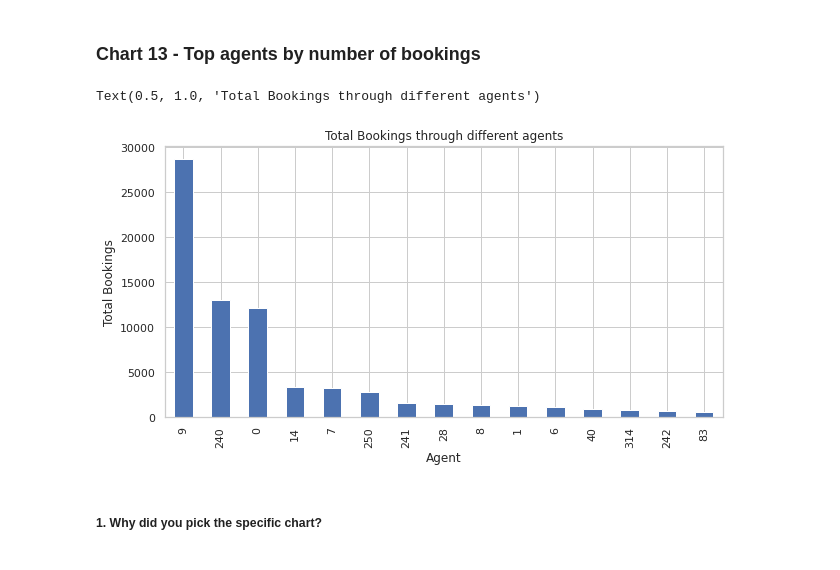
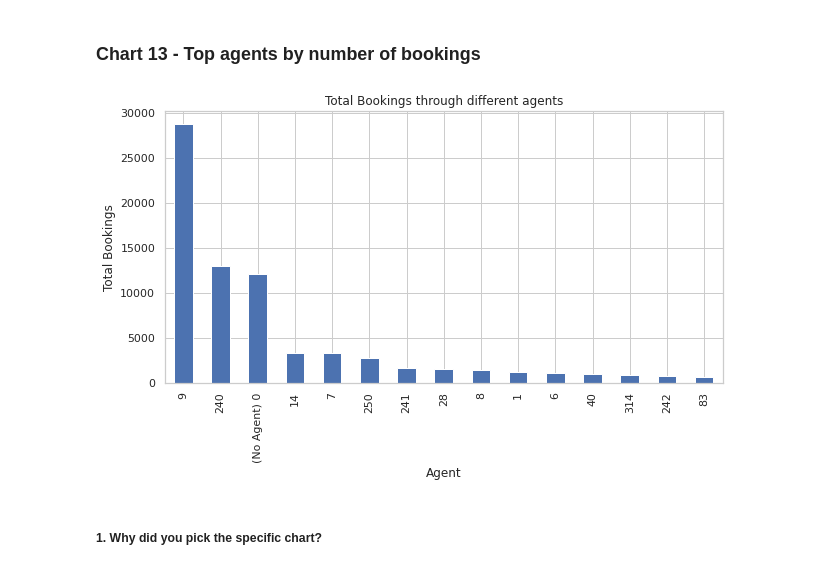
Before and after one commit to ayush9304/HotelBookingAnalysisEDA, a Jupyter notebook: EDA_Hotel_Booking_Analysis.ipynb, the cells around one changed output. Saved outputs shown, nothing was run; the diff lists cells and outputs as text; code cells hidden in the pictures.

Commit message:
Modified xticks in sales by agent chart

```diff
--- a/EDA_Hotel_Booking_Analysis.ipynb
+++ b/EDA_Hotel_Booking_Analysis.ipynb
@@ -989,13 +989,15 @@ Obviously, Room types A, D and E have more demand hence more denials.
 # %%
 d = df['agent'].value_counts()
 plt.figure(figsize = (10,5))
-d.sort_values(ascending=False)[:15].plot(kind='bar')
+ax = d.sort_values(ascending=False)[:15].plot(kind='bar')
 plt.xlabel("Agent")
 plt.ylabel("Total Bookings")
 plt.title("Total Bookings through different agents")
+labels = [item.get_text() for item in ax.get_xticklabels()]
+labels[2] = '(No Agent) 0'
+_ = ax.set_xticklabels(labels)
 # %% [output]
-Text(0.5, 1.0, 'Total Bookings through different agents')
-[figure, old version]
+[figure, new version]
 # %% [markdown]
 ##### 1. Why did you pick the specific chart?
 # %% [markdown]
```
